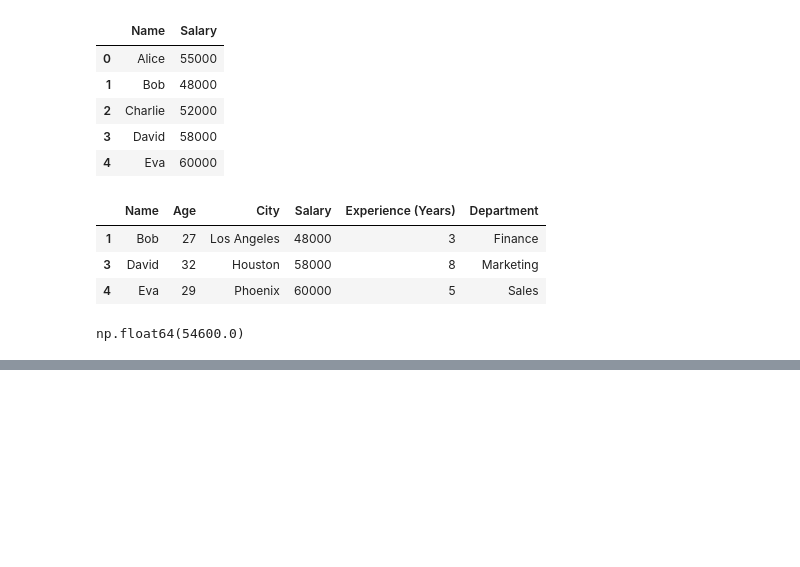
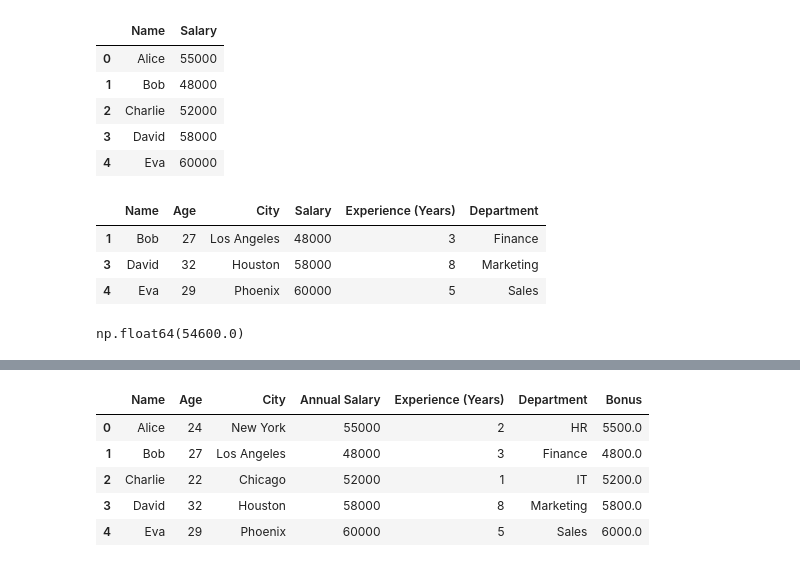
Before and after one commit to shivam-kumar3/Complete-Machine-Learning-NLP-Bootcamp-MLOPS-Deployment, a Jupyter notebook: Section 4 - Data Structures/pandu.ipynb, the cells around one changed output, grey strips where cells are left out. Saved outputs shown, nothing was run; the diff lists cells and outputs as text; code cells hidden in the pictures; blank space fills up the shorter version.

```diff
--- a/Section 4 - Data Structures/pandu.ipynb
+++ b/Section 4 - Data Structures/pandu.ipynb
@@ -156,0 +201,12 @@ np.float64(54600.0)
+# %%
+# How would you rename the "Salary" column to "Annual Salary"?
+df = df.rename(columns={'Salary': 'Annual Salary'})
+# %%
+df.head()
+# %% [output]
+|  | Name | Age | City | Annual Salary | Experience (Years) | Department | Bonus |
+| 0 | Alice | 24 | New York | 55000 | 2 | HR | 5500.0 |
+| 1 | Bob | 27 | Los Angeles | 48000 | 3 | Finance | 4800.0 |
+| 2 | Charlie | 22 | Chicago | 52000 | 1 | IT | 5200.0 |
+| 3 | David | 32 | Houston | 58000 | 8 | Marketing | 5800.0 |
+| 4 | Eva | 29 | Phoenix | 60000 | 5 | Sales | 6000.0 |
```
Also changed, not shown: parts of 23 cells of this notebook.
